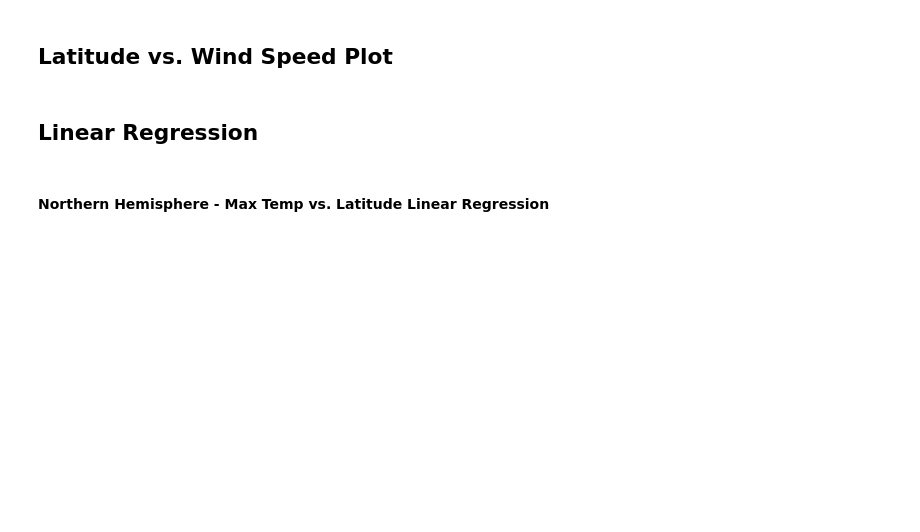
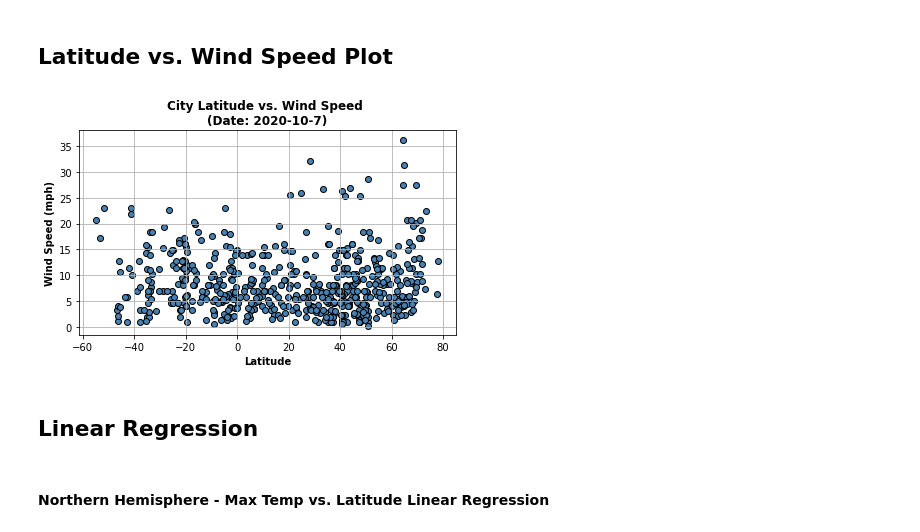
Before and after one commit to abpuccini/API-Challenge, a Jupyter notebook: WeatherPy/WeatherPy.ipynb, the cells around one changed output. Drawn from its saved outputs; the diff is of its cells as text; code cells hidden in the pictures; blank space fills up the shorter version.

```diff
--- a/WeatherPy/WeatherPy.ipynb
+++ b/WeatherPy/WeatherPy.ipynb
@@ -254,4 +284,24 @@ plt.show()
 # %% [markdown]
 ## Latitude vs. Wind Speed Plot
+# %%
+# Create scatter plot between Latitude and Wind Speed
+lat_wind = plt.scatter(weather_data_df['Latitude'],
+                       weather_data_df['Wind Speed'],
+                       marker='o',
+                       color='steelblue',
+                       edgecolor='black')
+
+# Add title&labels and modify plot&layout
+plt.title(f'City Latitude vs. Wind Speed \n(Date: {date})', fontweight='bold')
+plt.xlabel('Latitude', fontweight='bold')
+plt.ylabel('Wind Speed (mph)', fontweight='bold')
+plt.grid()
+plt.tight_layout()
+
+# Save figure and show the the plot
+plt.savefig('Images/lat_wind.png')
+plt.show()
+# %% [output]
+[figure, added]
 # %% [markdown]
 ## Linear Regression
```
Also changed, not shown: parts of 24 cells of this notebook.
